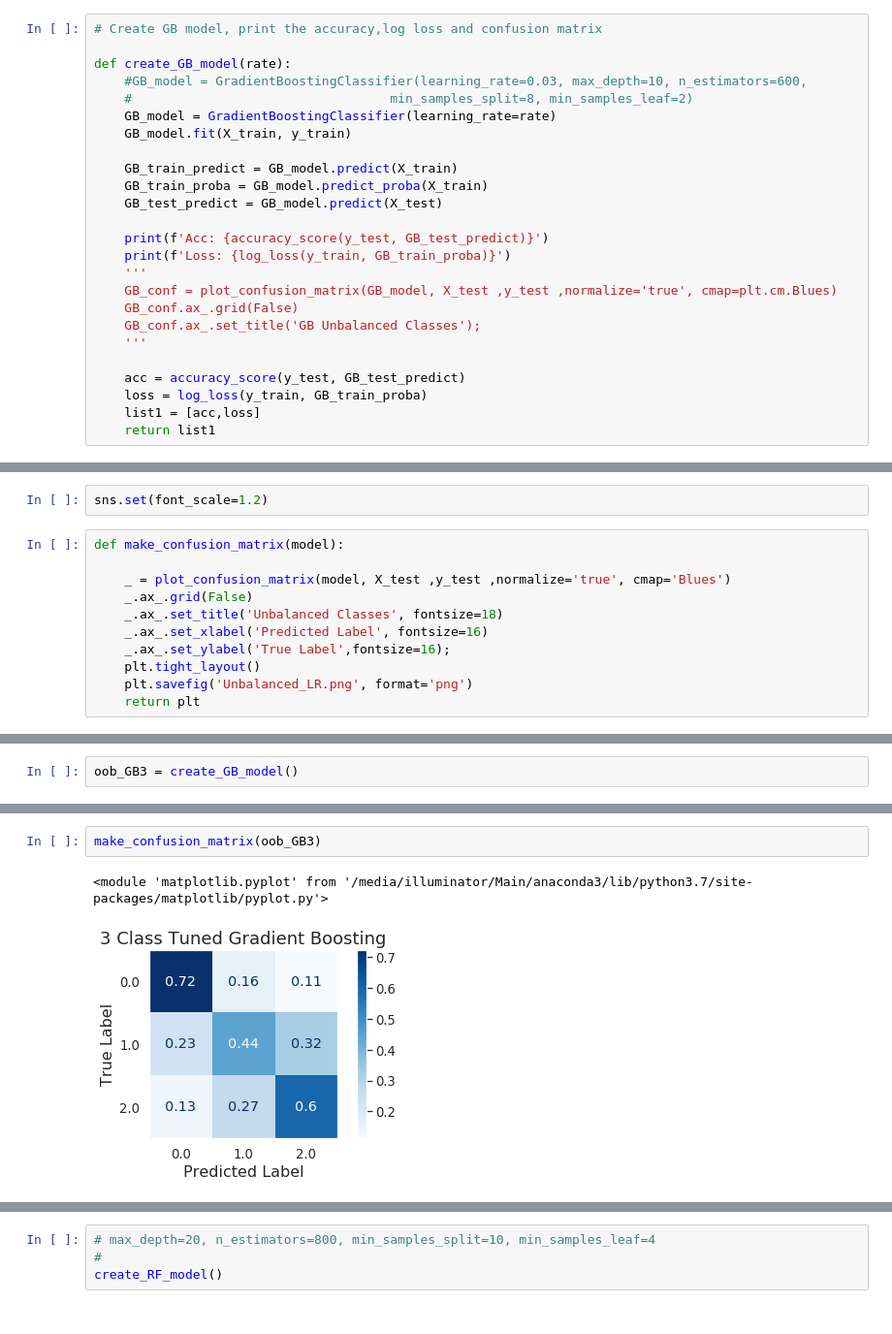
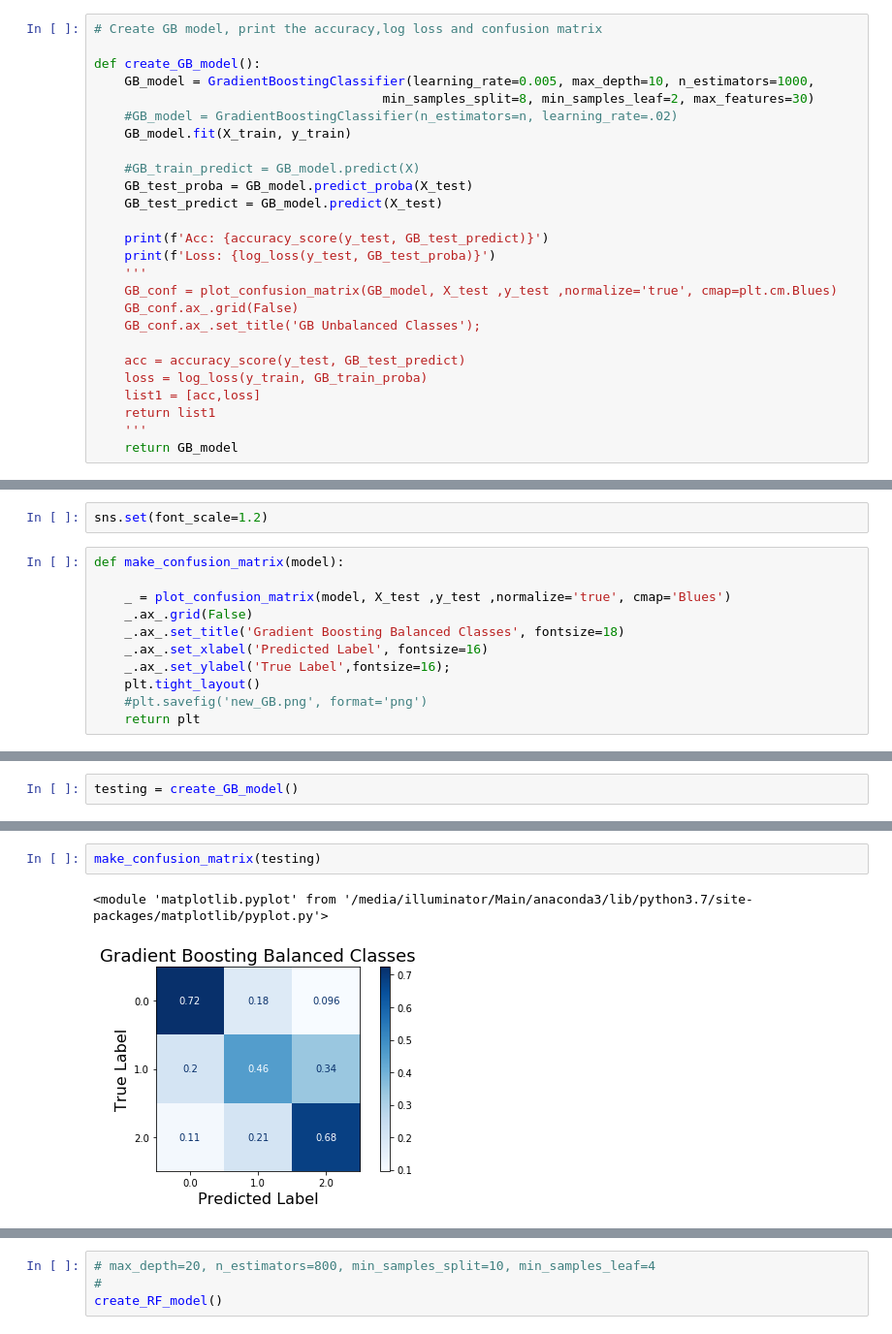
Before and after one commit to stewart-milberger/Alcohol-Consumption-Predictions, a Jupyter notebook: Modeling.ipynb, the cells around one changed output, grey strips where cells are left out. Shown: that part at 97% size. Saved outputs shown, nothing was run; the diff lists cells and outputs as text.

```diff
--- a/Modeling.ipynb
+++ b/Modeling.ipynb
@@ -200,28 +211,29 @@ X_train, X_test, y_train, y_test= convert_split(train_df, 'target')
 # %%
 # Create GB model, print the accuracy,log loss and confusion matrix
 
-def create_GB_model(rate):
-    #GB_model = GradientBoostingClassifier(learning_rate=0.03, max_depth=10, n_estimators=600,
-    #                                  min_samples_split=8, min_samples_leaf=2)
-    GB_model = GradientBoostingClassifier(learning_rate=rate)
+def create_GB_model():
+    GB_model = GradientBoostingClassifier(learning_rate=0.005, max_depth=10, n_estimators=1000,
+                                      min_samples_split=8, min_samples_leaf=2, max_features=30)
+    #GB_model = GradientBoostingClassifier(n_estimators=n, learning_rate=.02)
     GB_model.fit(X_train, y_train)
 
-    GB_train_predict = GB_model.predict(X_train)
-    GB_train_proba = GB_model.predict_proba(X_train)
+    #GB_train_predict = GB_model.predict(X)
+    GB_test_proba = GB_model.predict_proba(X_test)
     GB_test_predict = GB_model.predict(X_test)
 
     print(f'Acc: {accuracy_score(y_test, GB_test_predict)}')
-    print(f'Loss: {log_loss(y_train, GB_train_proba)}')
+    print(f'Loss: {log_loss(y_test, GB_test_proba)}')
     '''
     GB_conf = plot_confusion_matrix(GB_model, X_test ,y_test ,normalize='true', cmap=plt.cm.Blues)
     GB_conf.ax_.grid(False)
     GB_conf.ax_.set_title('GB Unbalanced Classes');
-    '''
 
     acc = accuracy_score(y_test, GB_test_predict)
     loss = log_loss(y_train, GB_train_proba)
     list1 = [acc,loss]
     return list1
+    '''
+    return GB_model
 # %%
 # Create RF model, print the accuracy,log loss and confusion matrix
 
@@ -275,9 +287,9 @@ def make_confusion_matrix(model):
 
     _ = plot_confusion_matrix(model, X_test ,y_test ,normalize='true', cmap='Blues')
     _.ax_.grid(False)
-    _.ax_.set_title('Unbalanced Classes', fontsize=18)
+    _.ax_.set_title('Gradient Boosting Balanced Classes', fontsize=18)
     _.ax_.set_xlabel('Predicted Label', fontsize=16)
     _.ax_.set_ylabel('True Label',fontsize=16);
     plt.tight_layout()
-    plt.savefig('Unbalanced_LR.png', format='png')
+    #plt.savefig('new_GB.png', format='png')
     return plt
@@ -324,3 +302,3 @@ Loss: 0.42649252950201716
 # %%
-oob_GB3 = create_GB_model()
+testing = create_GB_model()
 # %% [output]
@@ -329,5 +307,5 @@ Loss: 0.8200501558401401
 # %%
-make_confusion_matrix(oob_GB3)
+make_confusion_matrix(testing)
 # %% [output]
 <module 'matplotlib.pyplot' from '/media/illuminator/Main/anaconda3/lib/python3.7/site-packages/matplotlib/pyplot.py'>
-[figure, old version]
+[figure, new version]
```
Also changed, not shown: parts of 24 cells of this notebook, 5 other files.
